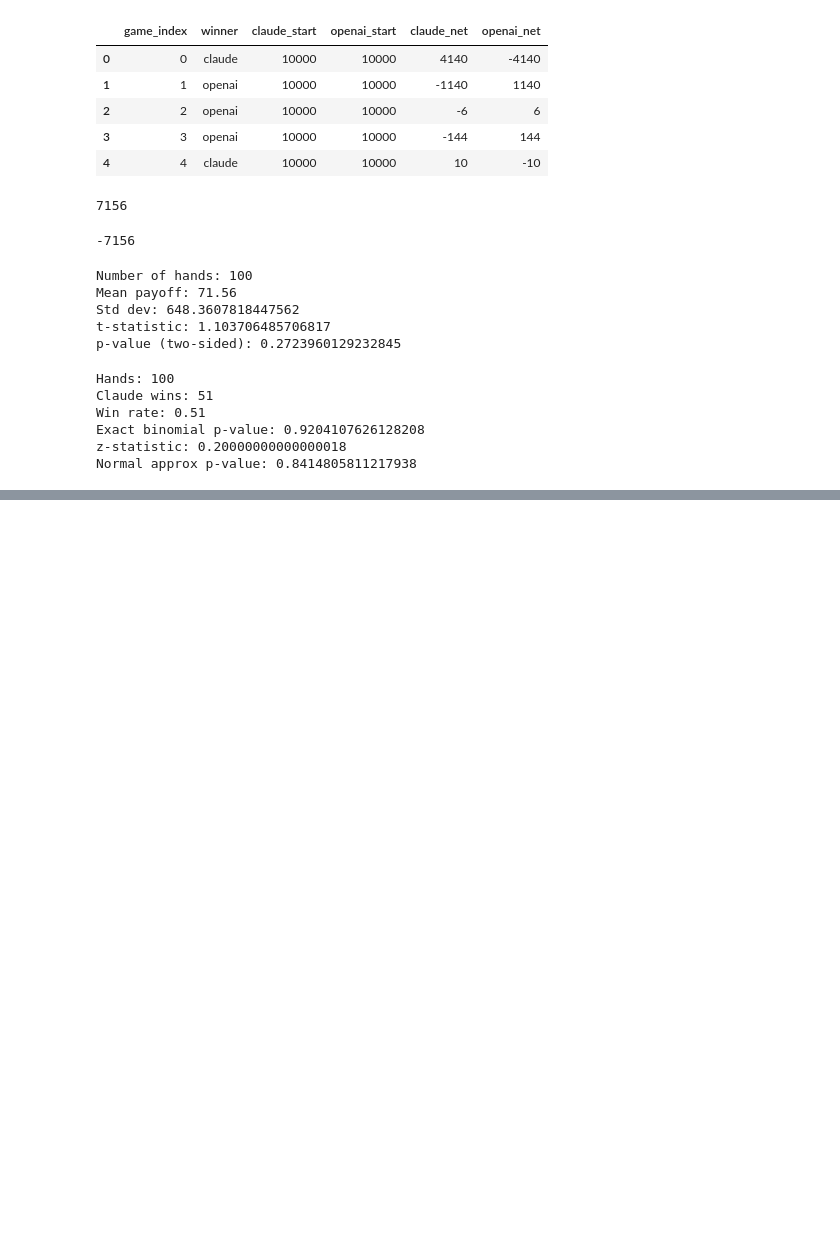
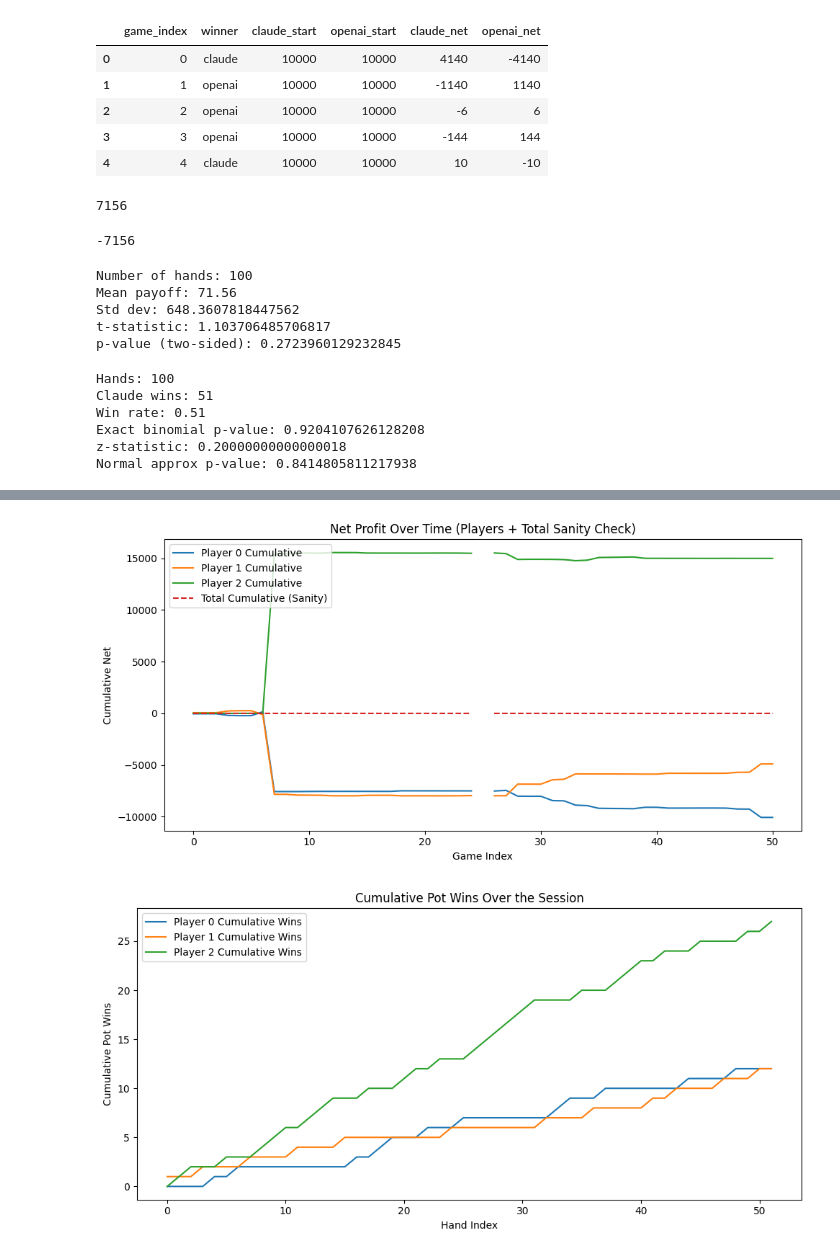
Before and after one commit to drewwilen/texasholdem, a Jupyter notebook: heads_up_analysis.ipynb, the cells around one changed output, grey strips where cells are left out. Drawn from its saved outputs; the diff is of its cells as text; code cells hidden in the pictures; blank space fills up the shorter version.

```diff
--- a/heads_up_analysis.ipynb
+++ b/heads_up_analysis.ipynb
@@ -82,0 +160,9 @@ Normal approx p-value: 0.8414805811217938
+# %%
+df2 = pd.concat([pd.read_csv("test1_1.csv"), pd.read_csv("test1_2.csv")], ignore_index=True)
+# Reset game_index to be continuous after concatenation
+df2["game_index"] = range(len(df2))
+plot_cumulative_net(df2)
+plot_cumulative_pot_wins(df2)
+# %% [output]
+[figure, added]
+[figure, added]
```
Also changed, not shown: parts of 7 cells of this notebook, 3 other files.
